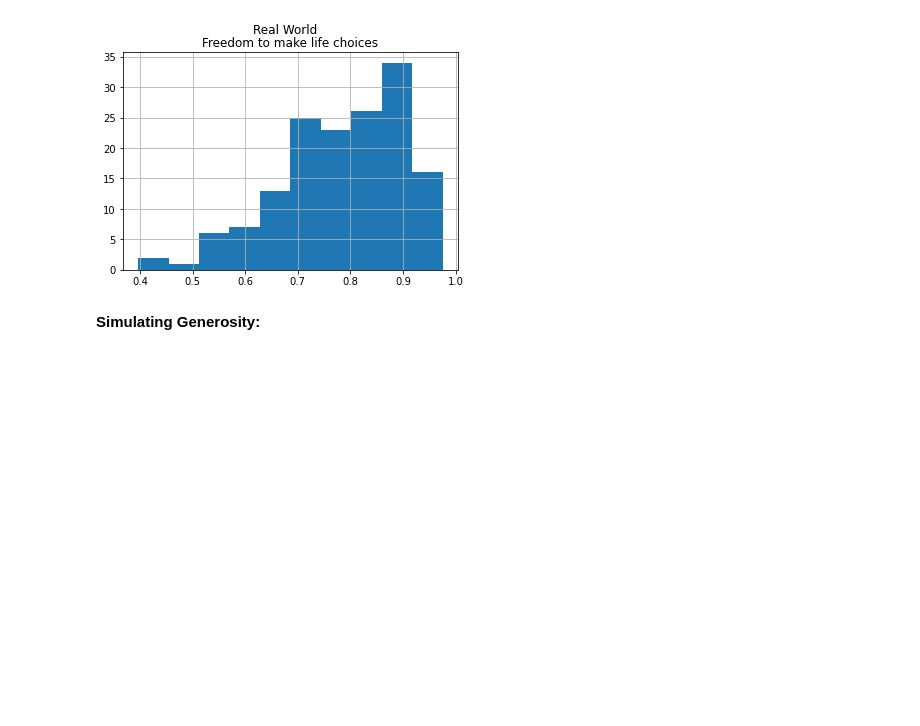
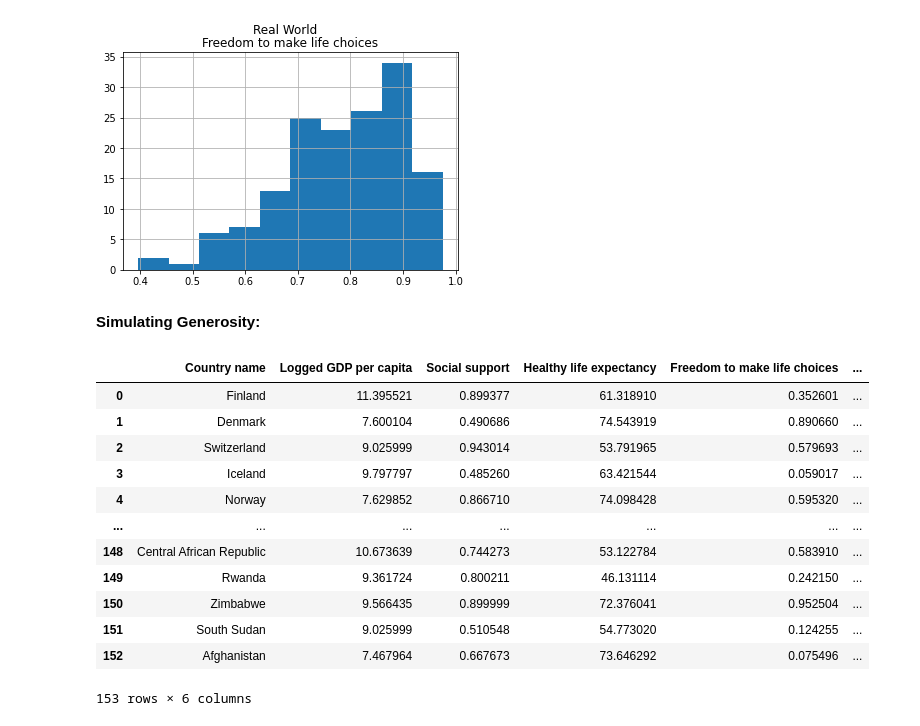
Before and after one commit to radekv23/rwp, a Jupyter notebook: WHR.ipynb, the cells around one changed output. Cells and saved outputs as stored; diff of their text form; code cells hidden in the pictures; blank space fills up the shorter version.

```diff
--- a/WHR.ipynb
+++ b/WHR.ipynb
@@ -330,0 +325,16 @@ plt.show()
+# %%
+sim
+# %% [output]
+|  | Country name | Logged GDP per capita | Social support | Healthy life expectancy | Freedom to make life choices | ... |
+| 0 | Finland | 11.395521 | 0.899377 | 61.318910 | 0.352601 | ... |
+| 1 | Denmark | 7.600104 | 0.490686 | 74.543919 | 0.890660 | ... |
+| 2 | Switzerland | 9.025999 | 0.943014 | 53.791965 | 0.579693 | ... |
+| 3 | Iceland | 9.797797 | 0.485260 | 63.421544 | 0.059017 | ... |
+| 4 | Norway | 7.629852 | 0.866710 | 74.098428 | 0.595320 | ... |
+| ... | ... | ... | ... | ... | ... | ... |
+| 148 | Central African Republic | 10.673639 | 0.744273 | 53.122784 | 0.583910 | ... |
+| 149 | Rwanda | 9.361724 | 0.800211 | 46.131114 | 0.242150 | ... |
+| 150 | Zimbabwe | 9.566435 | 0.899999 | 72.376041 | 0.952504 | ... |
+| 151 | South Sudan | 9.025999 | 0.510548 | 54.773020 | 0.124255 | ... |
+| 152 | Afghanistan | 7.467964 | 0.667673 | 73.646292 | 0.075496 | ... |
+153 rows × 6 columns
```
Also changed, not shown: parts of 14 cells of this notebook.
